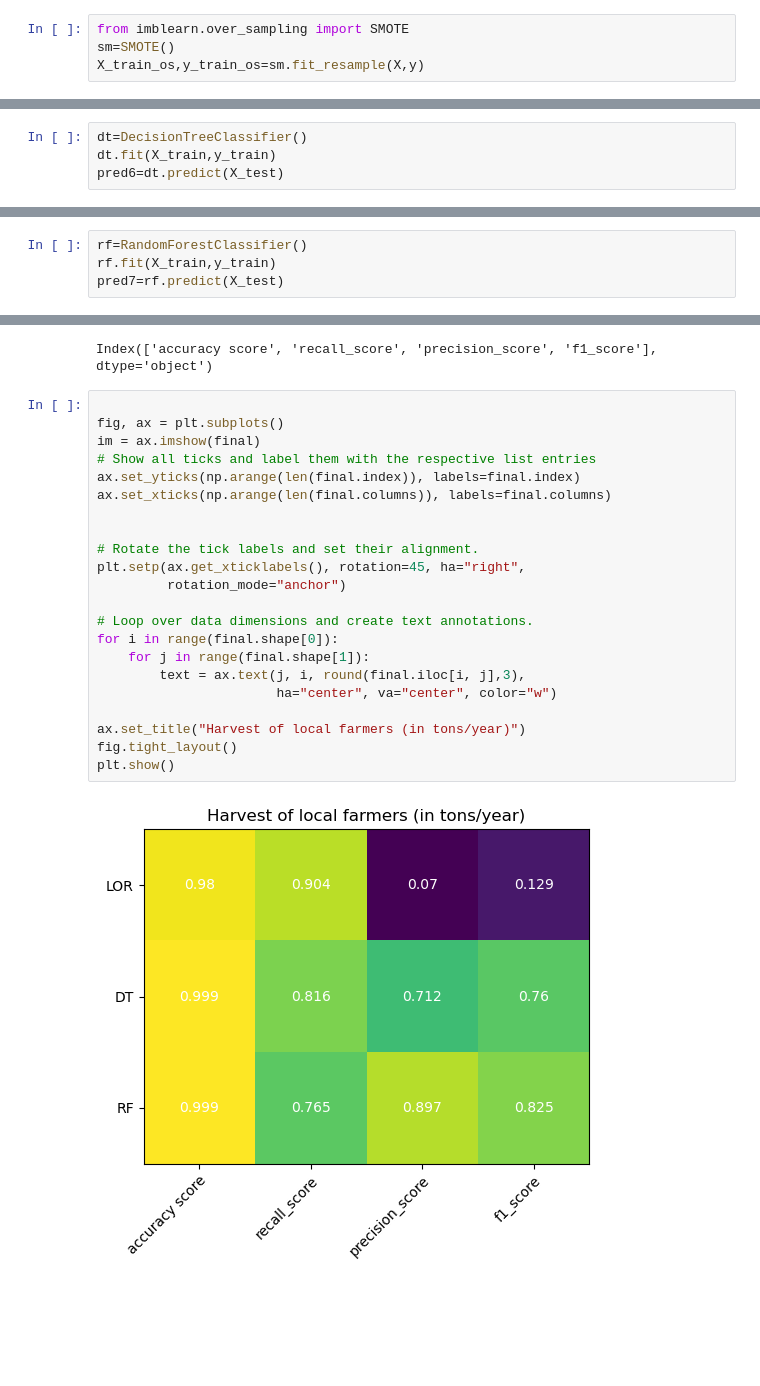
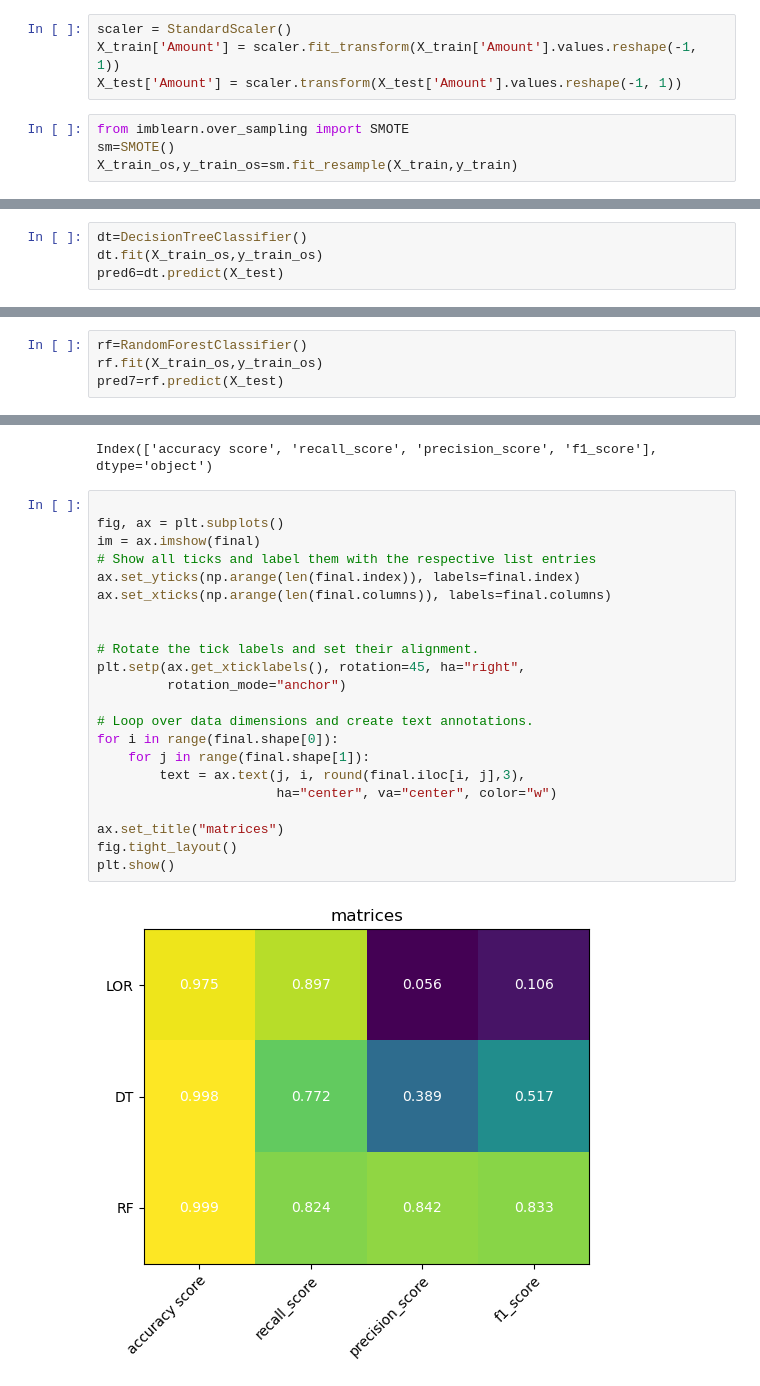
Before and after one commit to Basant2206/small_project, a Jupyter notebook: fraud_detection.ipynb, the cells around one changed output, grey strips where cells are left out. Drawn from its saved outputs; the diff is of its cells as text; blank space fills up the shorter version.

```diff
--- a/fraud_detection.ipynb
+++ b/fraud_detection.ipynb
@@ -132,10 +133,14 @@ X_train,X_test,y_train,y_test=train_test_split(X,y,test_size=.3,random_state=42)
 print(X_train.shape,X_test.shape)
 # %% [output]
 (192964, 29) (82699, 29)
+# %%
+scaler = StandardScaler()
+X_train['Amount'] = scaler.fit_transform(X_train['Amount'].values.reshape(-1, 1))
+X_test['Amount'] = scaler.transform(X_test['Amount'].values.reshape(-1, 1))
 # %%
 from imblearn.over_sampling import SMOTE
 sm=SMOTE()
-X_train_os,y_train_os=sm.fit_resample(X,y)
+X_train_os,y_train_os=sm.fit_resample(X_train,y_train)
 # %%
 print(X_train_os.shape,X_test.shape)
 # %% [output]
@@ -176,6 +181,6 @@ array([[80918,  1645],
 # %%
 dt=DecisionTreeClassifier()
-dt.fit(X_train,y_train)
+dt.fit(X_train_os,y_train_os)
 pred6=dt.predict(X_test)
 # %%
 accuracy_score(y_test,pred6)
@@ -201,6 +206,6 @@ array([[82518,    45],
 # %%
 rf=RandomForestClassifier()
-rf.fit(X_train,y_train)
+rf.fit(X_train_os,y_train_os)
 pred7=rf.predict(X_test)
 # %%
 accuracy_score(y_test,pred7)
@@ -252,24 +257,24 @@ Index(['accuracy score', 'recall_score', 'precision_score', 'f1_score'], dtype='
 # %%
 
 fig, ax = plt.subplots()
 im = ax.imshow(final)
 # Show all ticks and label them with the respective list entries
 ax.set_yticks(np.arange(len(final.index)), labels=final.index)
 ax.set_xticks(np.arange(len(final.columns)), labels=final.columns)
 
 
 # Rotate the tick labels and set their alignment.
 plt.setp(ax.get_xticklabels(), rotation=45, ha="right",
          rotation_mode="anchor")
 
 # Loop over data dimensions and create text annotations.
 for i in range(final.shape[0]):
     for j in range(final.shape[1]):
         text = ax.text(j, i, round(final.iloc[i, j],3),
                        ha="center", va="center", color="w")
 
-ax.set_title("Harvest of local farmers (in tons/year)")
+ax.set_title("matrices")
 fig.tight_layout()
 plt.show()
 # %% [output]
-[figure, old version]
+[figure, new version]
```
Also changed, not shown: parts of 28 cells of this notebook, 1 other file.
